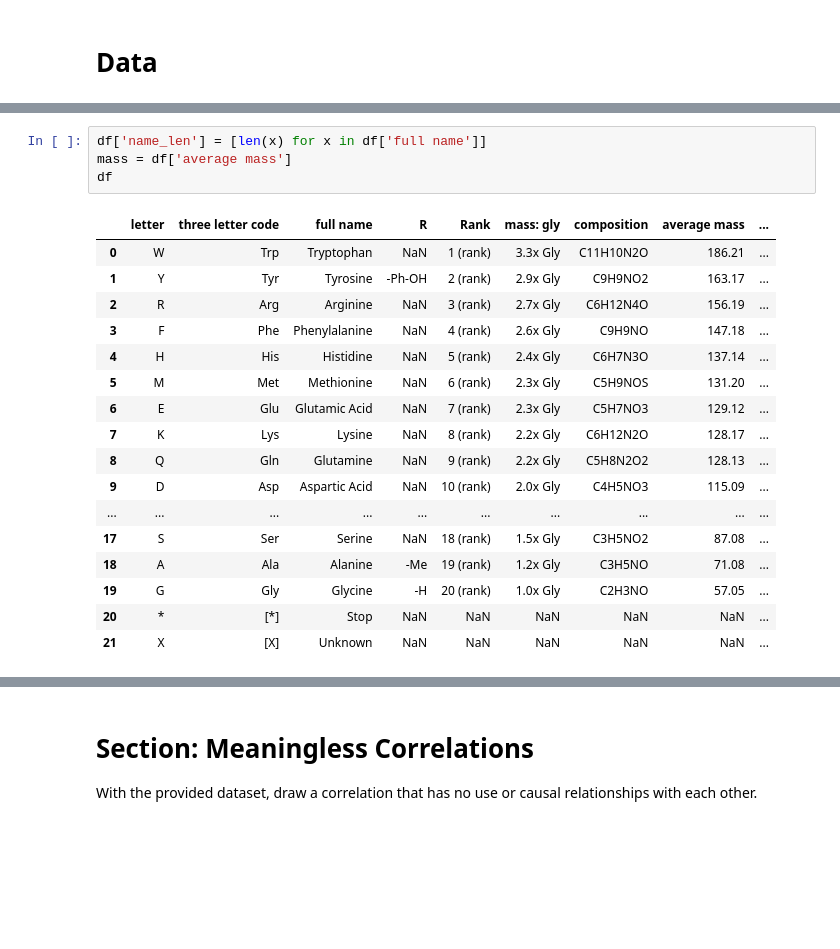
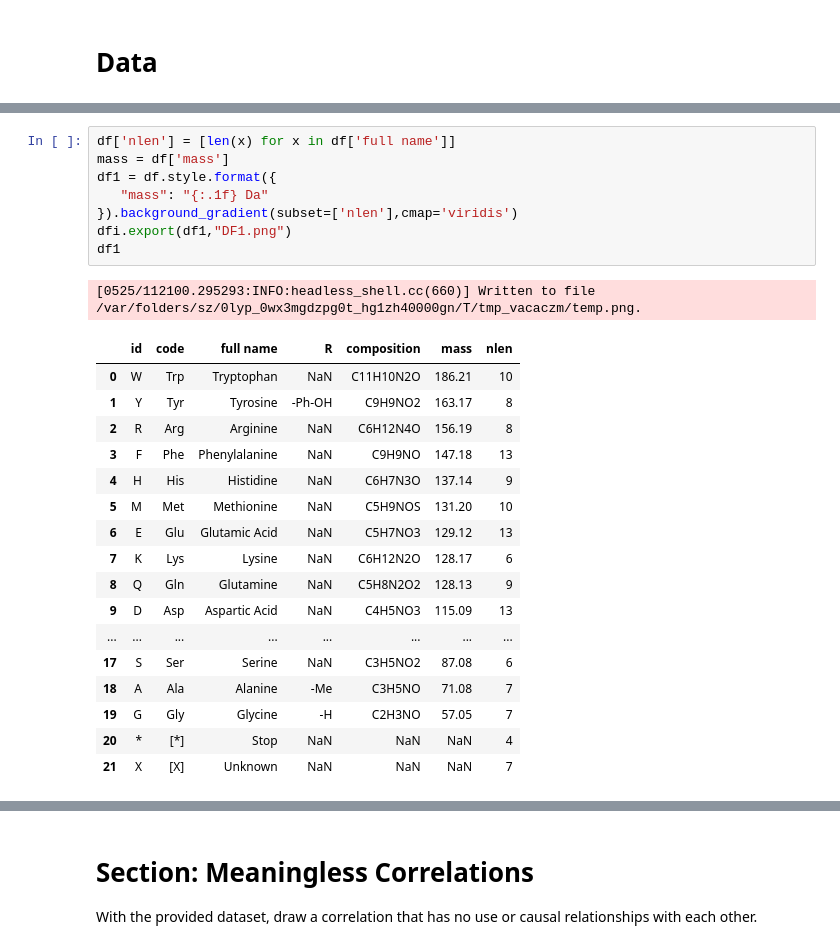
Before and after one commit to jsteinbecker/sars-cov-2, a Jupyter notebook: Data/Structural Biology/Amino Acids/aa.ipynb, the cells around one changed output, grey strips where cells are left out. Saved outputs shown, nothing was run; the diff lists cells and outputs as text; blank space fills up the shorter version.

```diff
--- a/Data/Structural Biology/Amino Acids/aa.ipynb
+++ b/Data/Structural Biology/Amino Acids/aa.ipynb
@@ -13,22 +15,27 @@ print(list(df.columns))
 # %%
-df['name_len'] = [len(x) for x in df['full name']]
-mass = df['average mass']
-df
+df['nlen'] = [len(x) for x in df['full name']]
+mass = df['mass']
+df1 = df.style.format({
+   "mass": "{:.1f} Da"
+}).background_gradient(subset=['nlen'],cmap='viridis')
+dfi.export(df1,"DF1.png")
+df1
 # %% [output]
+[0525/112100.295293:INFO:headless_shell.cc(660)] Written to file /var/folders/sz/0lyp_0wx3mgdzpg0t_hg1zh40000gn/T/tmp_vacaczm/temp.png.
-|  | letter | three letter code | full name | R | Rank | mass: gly | composition | average mass | ... |
-| 0 | W | Trp | Tryptophan | NaN | 1 (rank) | 3.3x Gly | C11H10N2O | 186.21 | ... |
-| 1 | Y | Tyr | Tyrosine | -Ph-OH | 2 (rank) | 2.9x Gly | C9H9NO2 | 163.17 | ... |
-| 2 | R | Arg | Arginine | NaN | 3 (rank) | 2.7x Gly | C6H12N4O | 156.19 | ... |
-| 3 | F | Phe | Phenylalanine | NaN | 4 (rank) | 2.6x Gly | C9H9NO | 147.18 | ... |
-| 4 | H | His | Histidine | NaN | 5 (rank) | 2.4x Gly | C6H7N3O | 137.14 | ... |
-| 5 | M | Met | Methionine | NaN | 6 (rank) | 2.3x Gly | C5H9NOS | 131.20 | ... |
-| 6 | E | Glu | Glutamic Acid | NaN | 7 (rank) | 2.3x Gly | C5H7NO3 | 129.12 | ... |
-| 7 | K | Lys | Lysine | NaN | 8 (rank) | 2.2x Gly | C6H12N2O | 128.17 | ... |
-| 8 | Q | Gln | Glutamine | NaN | 9 (rank) | 2.2x Gly | C5H8N2O2 | 128.13 | ... |
-| 9 | D | Asp | Aspartic Acid | NaN | 10 (rank) | 2.0x Gly | C4H5NO3 | 115.09 | ... |
-| ... | ... | ... | ... | ... | ... | ... | ... | ... | ... |
-| 17 | S | Ser | Serine | NaN | 18 (rank) | 1.5x Gly | C3H5NO2 | 87.08 | ... |
-| 18 | A | Ala | Alanine | -Me | 19 (rank) | 1.2x Gly | C3H5NO | 71.08 | ... |
-| 19 | G | Gly | Glycine | -H | 20 (rank) | 1.0x Gly | C2H3NO | 57.05 | ... |
-| 20 | * | [*] | Stop | NaN | NaN | NaN | NaN | NaN | ... |
-| 21 | X | [X] | Unknown | NaN | NaN | NaN | NaN | NaN | ... |
+|  | id | code | full name | R | composition | mass | nlen |
+| 0 | W | Trp | Tryptophan | NaN | C11H10N2O | 186.21 | 10 |
+| 1 | Y | Tyr | Tyrosine | -Ph-OH | C9H9NO2 | 163.17 | 8 |
+| 2 | R | Arg | Arginine | NaN | C6H12N4O | 156.19 | 8 |
+| 3 | F | Phe | Phenylalanine | NaN | C9H9NO | 147.18 | 13 |
+| 4 | H | His | Histidine | NaN | C6H7N3O | 137.14 | 9 |
+| 5 | M | Met | Methionine | NaN | C5H9NOS | 131.20 | 10 |
+| 6 | E | Glu | Glutamic Acid | NaN | C5H7NO3 | 129.12 | 13 |
+| 7 | K | Lys | Lysine | NaN | C6H12N2O | 128.17 | 6 |
+| 8 | Q | Gln | Glutamine | NaN | C5H8N2O2 | 128.13 | 9 |
+| 9 | D | Asp | Aspartic Acid | NaN | C4H5NO3 | 115.09 | 13 |
+| ... | ... | ... | ... | ... | ... | ... | ... |
+| 17 | S | Ser | Serine | NaN | C3H5NO2 | 87.08 | 6 |
+| 18 | A | Ala | Alanine | -Me | C3H5NO | 71.08 | 7 |
+| 19 | G | Gly | Glycine | -H | C2H3NO | 57.05 | 7 |
+| 20 | * | [*] | Stop | NaN | NaN | NaN | 4 |
+| 21 | X | [X] | Unknown | NaN | NaN | NaN | 7 |
```
Also changed, not shown: parts of 12 cells of this notebook, 5 other files.
